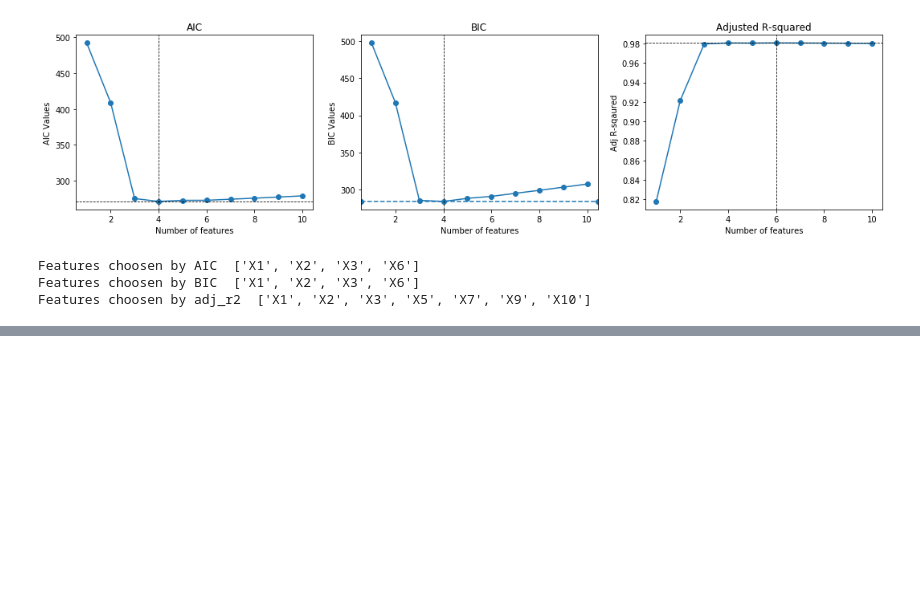
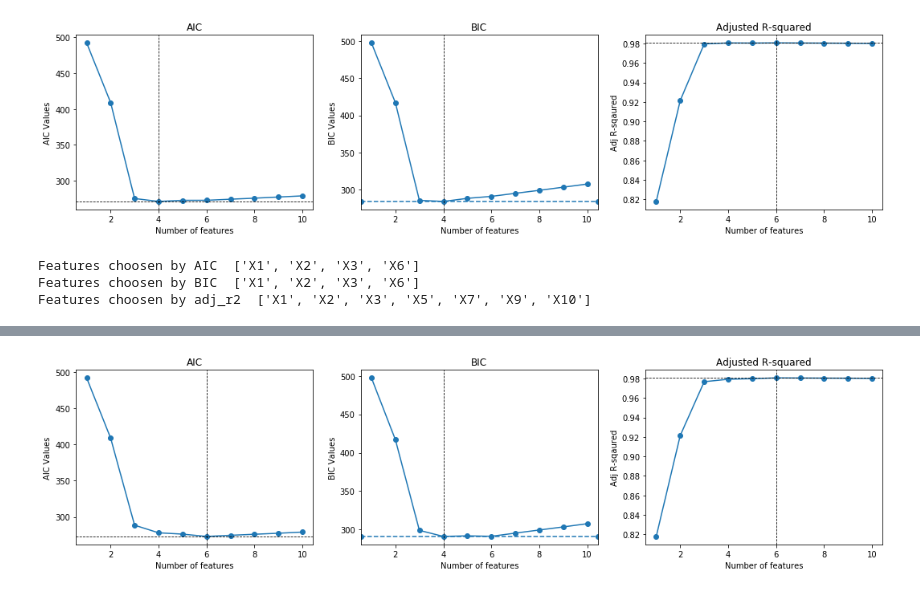
Before and after one commit to ZER-0-NE/ISLR-Applied-Exercises-in-Python, a Jupyter notebook: Chapter 6/Chapter 6.ipynb, the cells around one changed output, grey strips where cells are left out. Saved outputs shown, nothing was run; the diff lists cells and outputs as text; code cells hidden in the pictures; blank space fills up the shorter version.

```diff
--- a/Chapter 6/Chapter 6.ipynb
+++ b/Chapter 6/Chapter 6.ipynb
@@ -166,0 +232,27 @@ Features choosen by adj_r2  ['X1', 'X2', 'X3', 'X5', 'X7', 'X9', 'X10']
+# %%
+def backward_stepwise_selection(data, target):
+    features = [col for col in data.columns if not col == target]
+    total_features = []
+    list_r2 = []
+    list_adj_r2 = []
+    list_aic,list_bic = [],[]
+    len_features = []
+
+    while(len(features) > 0):
+        features_with_constant = sm.add_constant(data[features])
+        model = sm.OLS(data[target], features_with_constant).fit()
+        max_p_value = model.pvalues[1:].max()
+        total_features.append(features.copy())
+        list_r2.append(model.rsquared)
+        list_aic.append(model.aic)
+        list_bic.append(model.bic)
+        len_features.append(len(total_features[-1]))
+        list_adj_r2.append(model.rsquared_adj)
+
+        excluded_feature = model.pvalues[1:].idxmax()
+        features.remove(excluded_feature) # remove feature with max p-value in each iteration
+
+    return pd.DataFrame({'numb_features': len_features, 'R_squared':list_r2,
+                      'AIC':list_aic,'BIC':list_bic,'adj_r2':list_adj_r2,'features':total_features})
+# %%
+result_bwd = backward_stepwise_selection(data,'Y')
@@ -166,0 +273,4 @@ Features choosen by adj_r2  ['X1', 'X2', 'X3', 'X5', 'X7', 'X9', 'X10']
+# %%
+plot_results(result_bwd)
+# %% [output]
+[figure, added]
```
Also changed, not shown: parts of 15 cells of this notebook.
